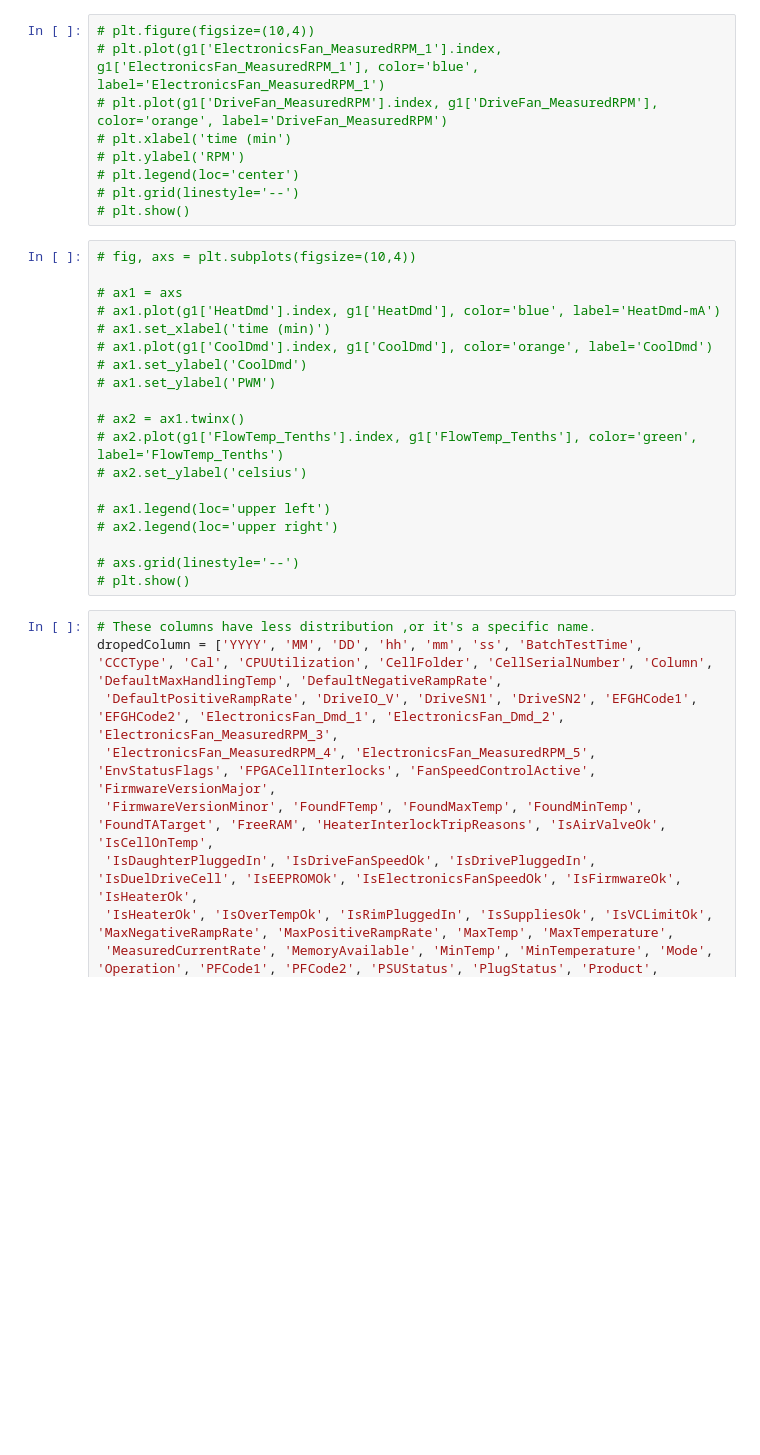
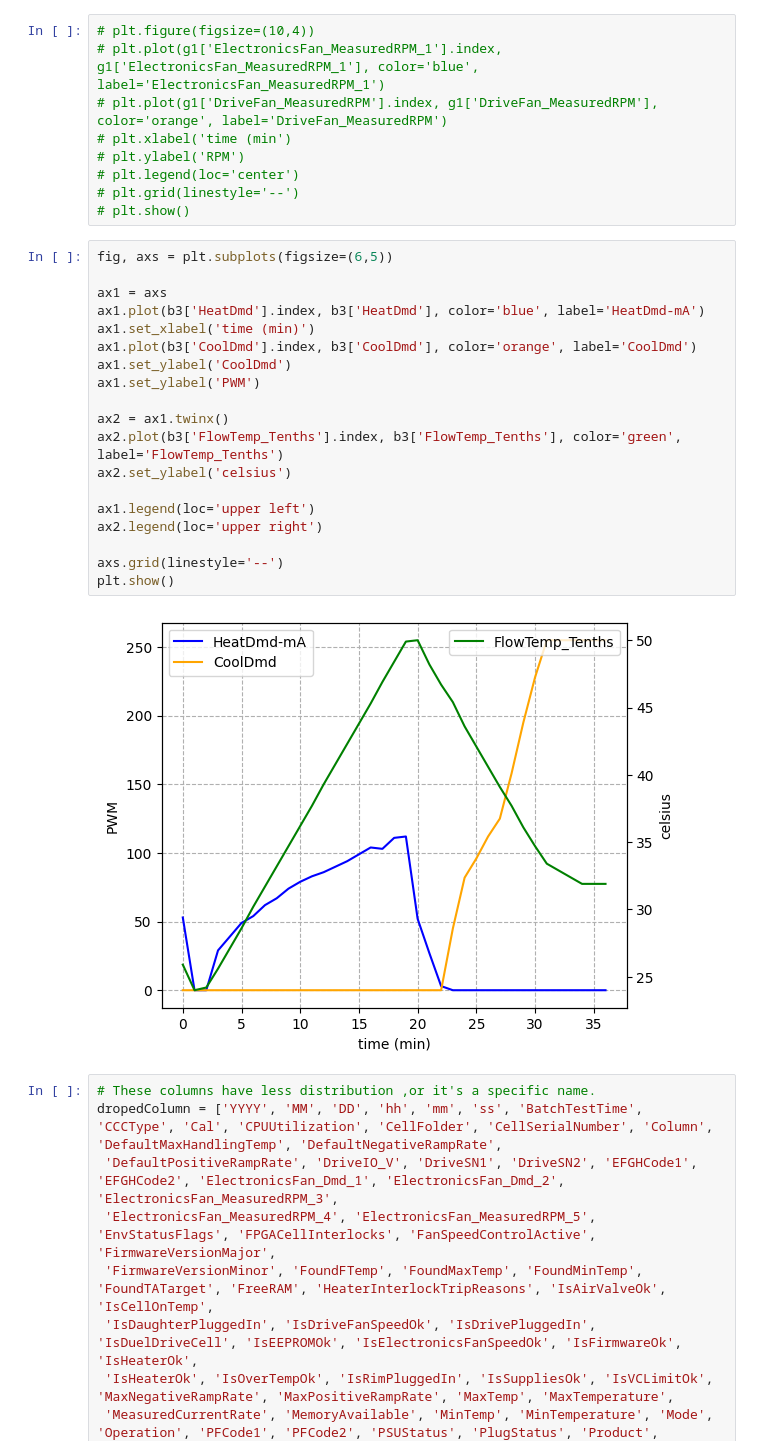
Before and after one commit to M6402334art/Yoom-s-project, a Jupyter notebook: ML/EDA.ipynb, the cells around one changed output. Cells and saved outputs as stored; diff of their text form; blank space fills up the shorter version.

```diff
--- a/ML/EDA.ipynb
+++ b/ML/EDA.ipynb
@@ -71,24 +71,26 @@ b20 = pd.read_csv('../files/Bad20.csv')
 # plt.grid(linestyle='--')
 # plt.show()
 # %%
-# fig, axs = plt.subplots(figsize=(10,4))
+fig, axs = plt.subplots(figsize=(6,5))
 
-# ax1 = axs
-# ax1.plot(g1['HeatDmd'].index, g1['HeatDmd'], color='blue', label='HeatDmd-mA')
-# ax1.set_xlabel('time (min)')
-# ax1.plot(g1['CoolDmd'].index, g1['CoolDmd'], color='orange', label='CoolDmd')
-# ax1.set_ylabel('CoolDmd')
-# ax1.set_ylabel('PWM')
+ax1 = axs
+ax1.plot(b3['HeatDmd'].index, b3['HeatDmd'], color='blue', label='HeatDmd-mA')
+ax1.set_xlabel('time (min)')
+ax1.plot(b3['CoolDmd'].index, b3['CoolDmd'], color='orange', label='CoolDmd')
+ax1.set_ylabel('CoolDmd')
+ax1.set_ylabel('PWM')
 
-# ax2 = ax1.twinx()
-# ax2.plot(g1['FlowTemp_Tenths'].index, g1['FlowTemp_Tenths'], color='green', label='FlowTemp_Tenths')
-# ax2.set_ylabel('celsius')
+ax2 = ax1.twinx()
+ax2.plot(b3['FlowTemp_Tenths'].index, b3['FlowTemp_Tenths'], color='green', label='FlowTemp_Tenths')
+ax2.set_ylabel('celsius')
 
-# ax1.legend(loc='upper left')
-# ax2.legend(loc='upper right')
+ax1.legend(loc='upper left')
+ax2.legend(loc='upper right')
 
-# axs.grid(linestyle='--')
-# plt.show()
+axs.grid(linestyle='--')
+plt.show()
+# %% [output]
+[figure, added]
 # %%
 # These columns have less distribution ,or it's a specific name.
 dropedColumn = ['YYYY', 'MM', 'DD', 'hh', 'mm', 'ss', 'BatchTestTime', 'CCCType', 'Cal', 'CPUUtilization', 'CellFolder', 'CellSerialNumber', 'Column', 'DefaultMaxHandlingTemp', 'DefaultNegativeRampRate',
```
Also changed, not shown: parts of 1 cell of this notebook, 3 other files.
